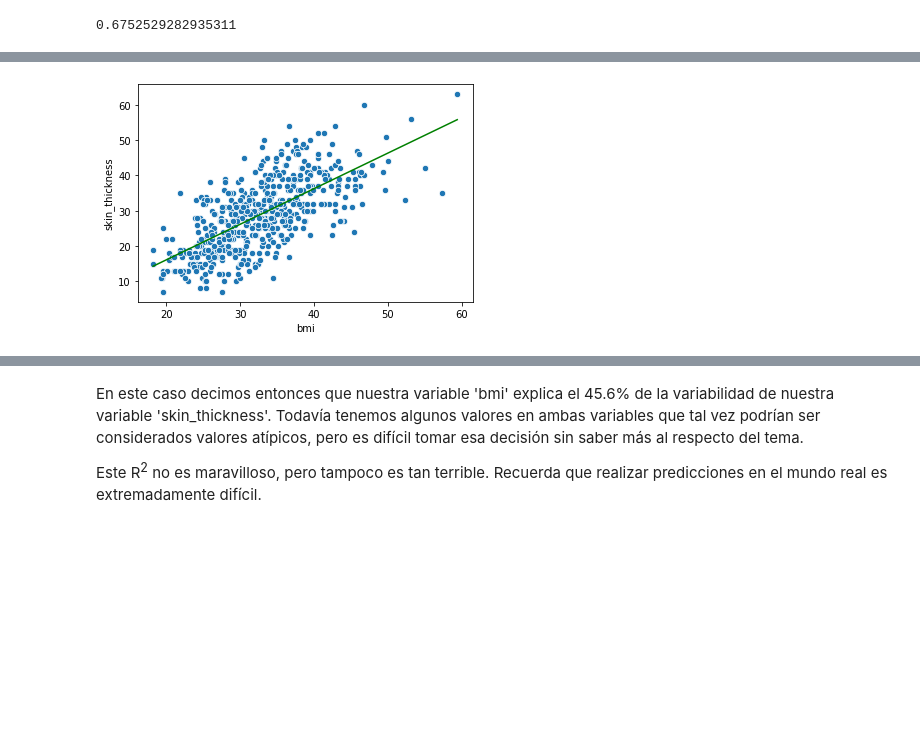
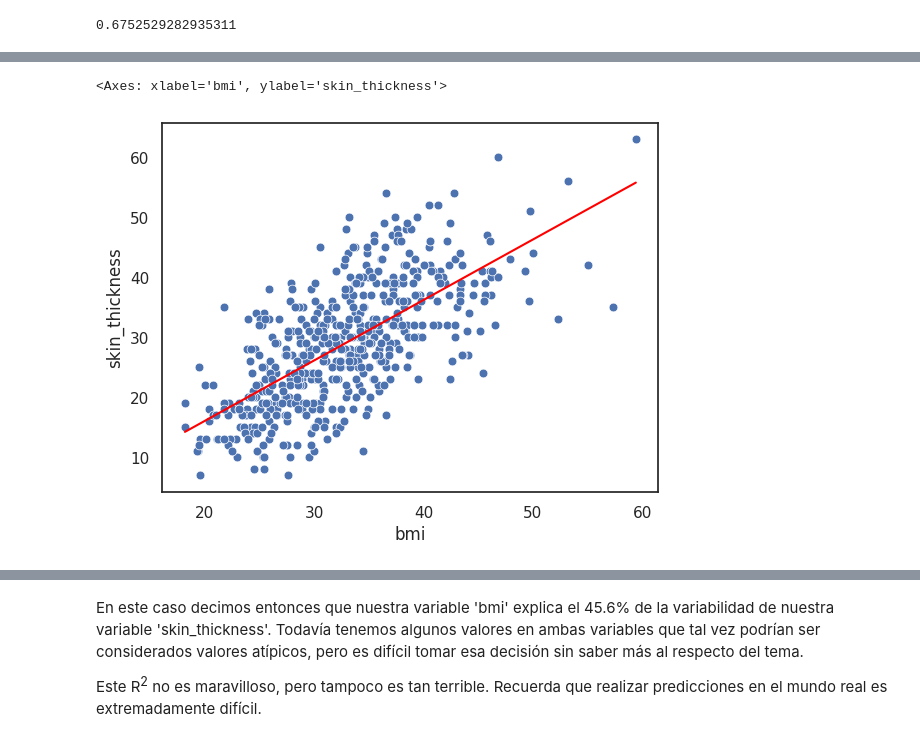
Before and after one commit to beduExpert/B2-Analisis-de-Datos-con-Python-2020, a Jupyter notebook: Sesion-04/Ejemplo-05/regresion_lineal_simple.ipynb, the cells around one changed output, grey strips where cells are left out. Drawn from its saved outputs; the diff is of its cells as text; code cells hidden in the pictures; blank space fills up the shorter version.

```diff
--- a/Sesion-04/Ejemplo-05/regresion_lineal_simple.ipynb
+++ b/Sesion-04/Ejemplo-05/regresion_lineal_simple.ipynb
@@ -190,10 +188,11 @@ LinearRegression(copy_X=True, fit_intercept=True, n_jobs=None, normalize=False)
 # %%
 y_predict = lr.predict(df['bmi'].to_frame())
 # %%
-sns.scatterplot(df['bmi'], df['skin_thickness'], s=40);
-sns.lineplot(df['bmi'], y_predict, color='g');
+sns.scatterplot(x=df['bmi'], y=df['skin_thickness'], s=40);
+sns.lineplot(x=df['bmi'], y=y_predict, color='red')
 # %% [output]
+<Axes: xlabel='bmi', ylabel='skin_thickness'>
-[figure, old version]
+[figure, new version]
 # %%
 lr.score(df['bmi'].to_frame(), df['skin_thickness'])
 # %% [output]
```
Also changed, not shown: parts of 15 cells of this notebook.
